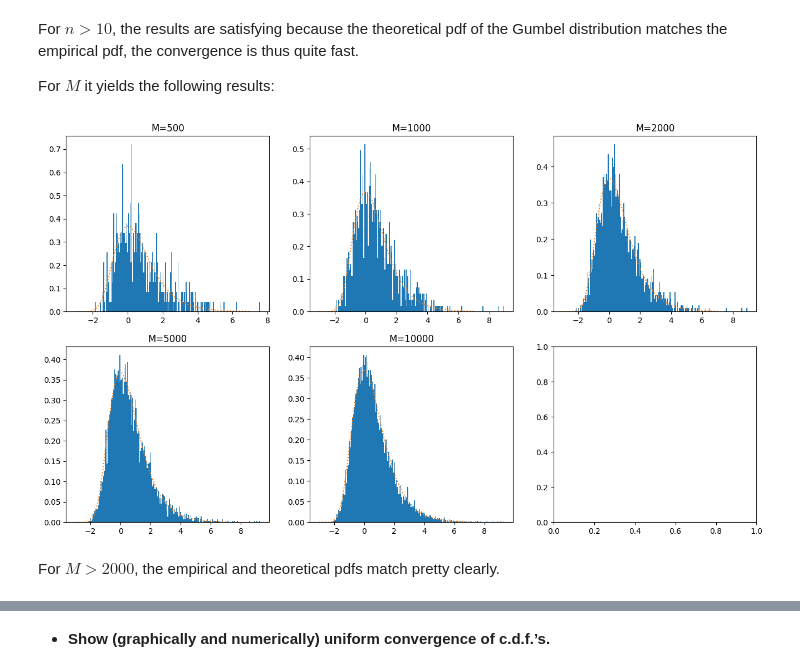
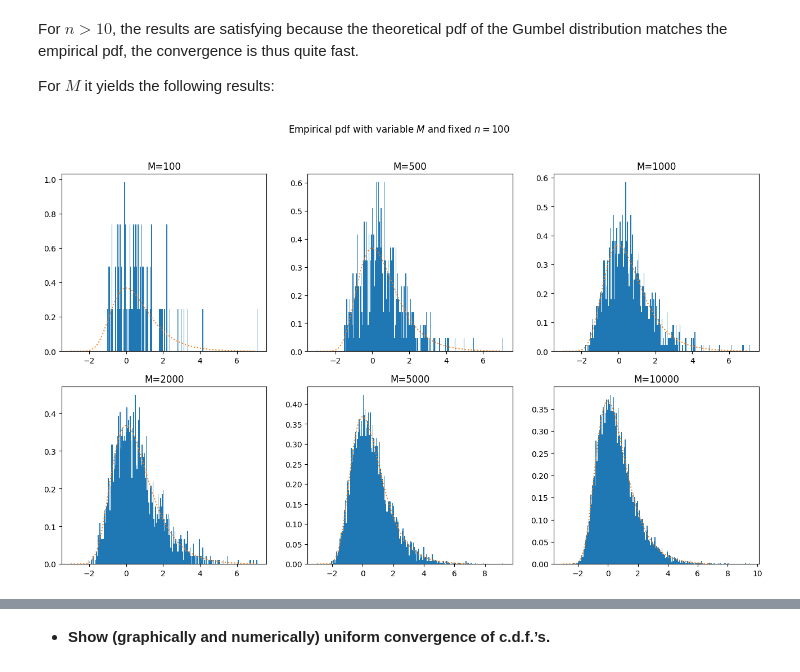
Before and after one commit to kerrianlc/EVT, a Jupyter notebook: homework1.ipynb, the cells around one changed output, grey strips where cells are left out. Cells and saved outputs as stored; diff of their text form; code cells hidden in the pictures.

```diff
--- a/homework1.ipynb
+++ b/homework1.ipynb
@@ -82,26 +84,25 @@ For $n>10$, the results are satisfying because the theoretical pdf of the Gumbel
 
 For $M$ it yields the following results:
 # %%
-M_values = [500, 1000, 2000, 5000, 10000]
+M_values = [100, 500, 1000, 2000, 5000, 10000]
 
 _, axs = plt.subplots(2, 3, figsize=(16,9))
 # We avoid regenerating the same values several times, we just generate it one time and see as
 # we include more values, whether the estimation fits better the theoretical pdf
-exp_rand_t = np.random.exponential(scale=1.0, size=(M_values[-1], 50))
+exp_rand_t = np.random.exponential(scale=1.0, size=(M_values[-1], 100))
 for i, Mi in enumerate(M_values):
     exp_rand = exp_rand_t[:Mi, :]
     block_maxima = exp_rand.max(axis=1)
-    block_maxima_normalized = (block_maxima - np.log(50))
+    block_maxima_normalized = (block_maxima - np.log(100))
     axs[i//3, i%3].hist(block_maxima_normalized, bins=200, density=True, label="empirical distribution")
     axs[i//3, i%3].plot(
         np.arange(-3, 7, 0.01),
         np.exp(-np.exp(-np.arange(-3, 7, 0.01))) * np.exp(-np.arange(-3, 7, 0.01)),
         linestyle=":",
         label="Gumbel pdf",
     )
     axs[i//3, i%3].set_title(f"M={Mi}")
+plt.suptitle("Empirical pdf with variable $M$ and fixed $n=100$")
 plt.show()
 # %% [output]
-[figure, old version]
+[figure, new version]
-# %% [markdown]
-For $M>2000$, the empirical and theoretical pdfs match pretty clearly.
```
Also changed, not shown: parts of 3 cells of this notebook.
